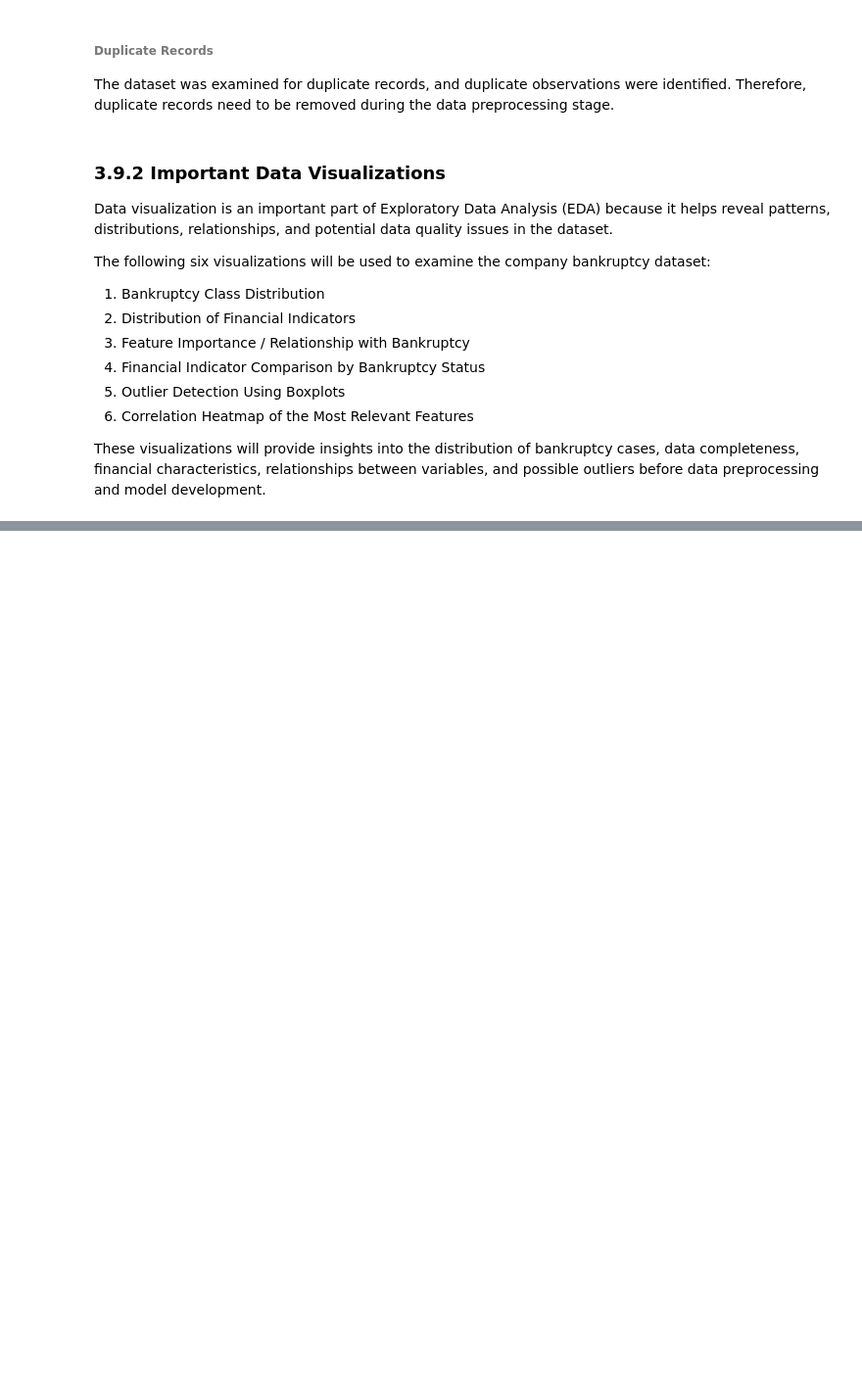
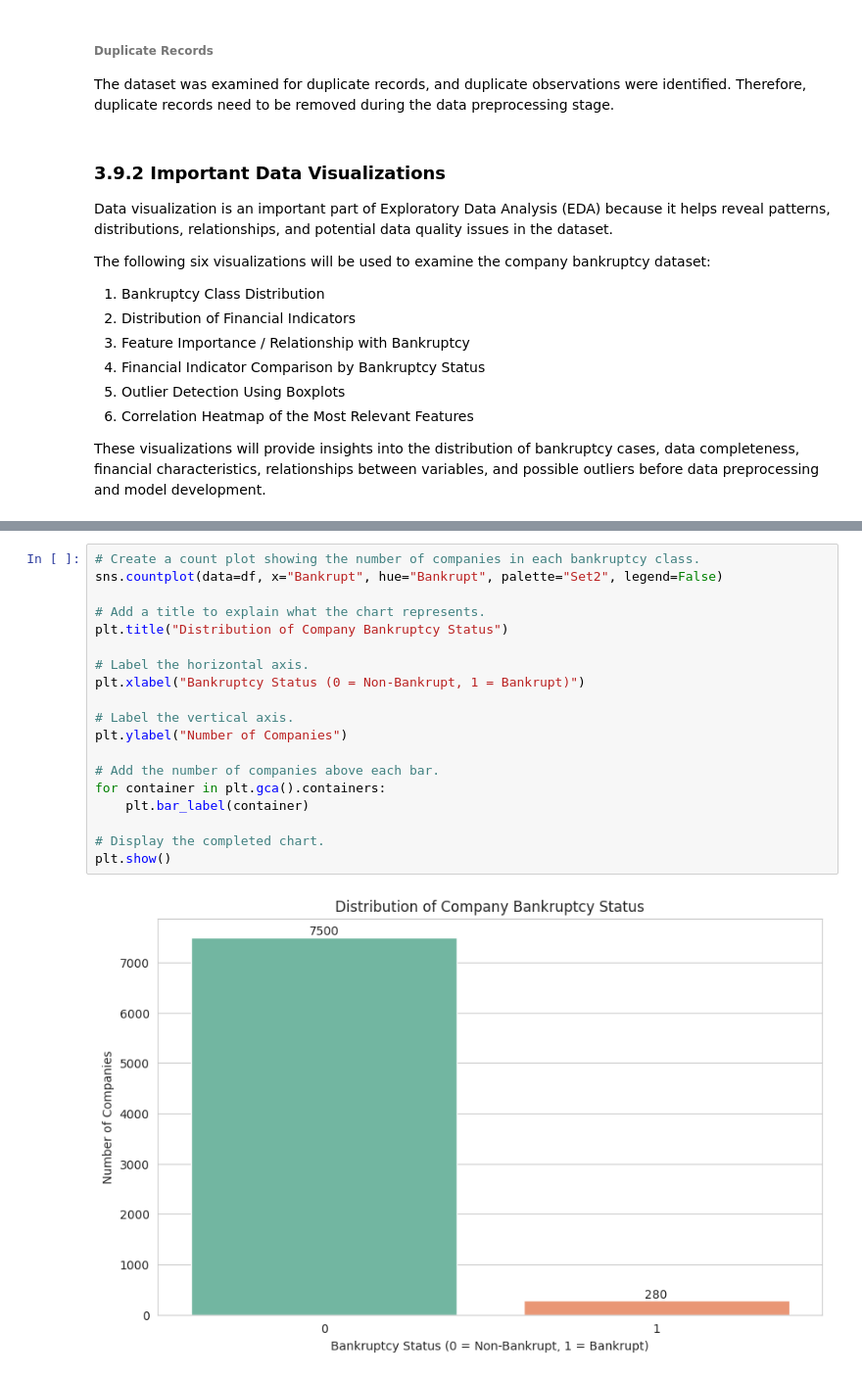
Before and after one commit to Clinton1029/bankruptcy_pred, a Jupyter notebook: Bankruptcy.ipynb, the cells around one changed output, grey strips where cells are left out. Shown at 98% size. Drawn from its saved outputs; the diff is of its cells as text; blank space fills up the shorter version.

```diff
--- a/Bankruptcy.ipynb
+++ b/Bankruptcy.ipynb
@@ -333,0 +338,21 @@ These visualizations will provide insights into the distribution of bankruptcy c
+# %%
+# Create a count plot showing the number of companies in each bankruptcy class.
+sns.countplot(data=df, x="Bankrupt", hue="Bankrupt", palette="Set2", legend=False)
+
+# Add a title to explain what the chart represents.
+plt.title("Distribution of Company Bankruptcy Status")
+
+# Label the horizontal axis.
+plt.xlabel("Bankruptcy Status (0 = Non-Bankrupt, 1 = Bankrupt)")
+
+# Label the vertical axis.
+plt.ylabel("Number of Companies")
+
+# Add the number of companies above each bar.
+for container in plt.gca().containers:
+    plt.bar_label(container)
+
+# Display the completed chart.
+plt.show()
+# %% [output]
+[figure, added]
```
Also changed, not shown: parts of 1 cell of this notebook.
